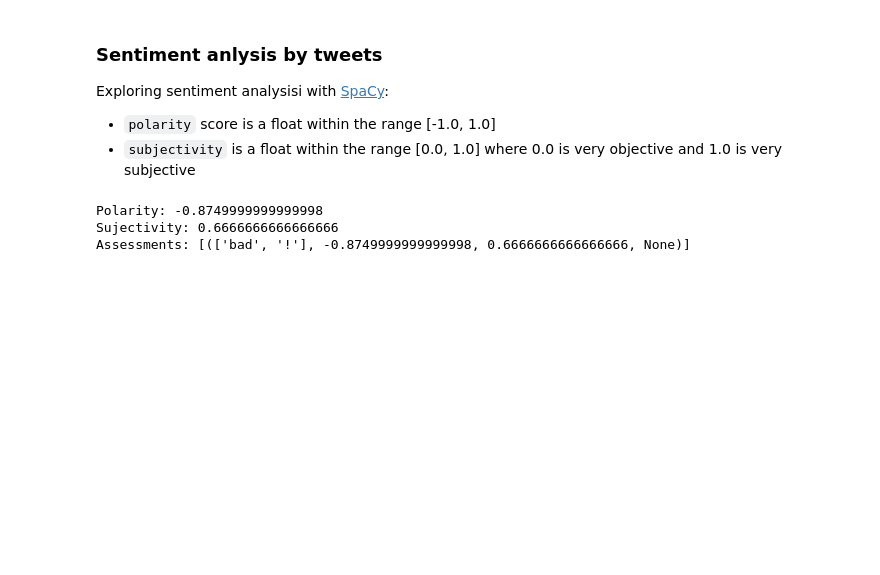
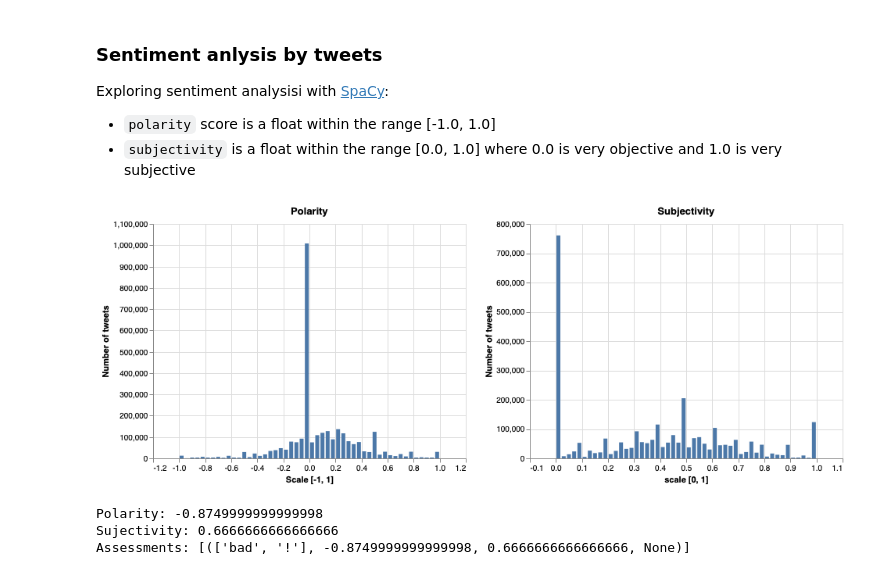
Before and after one commit to vcuspinera/Canada_response_covid, a Jupyter notebook: src/sentiment_analysis.ipynb, the cells around one changed output. Saved outputs shown, nothing was run; the diff lists cells and outputs as text; code cells hidden in the pictures; blank space fills up the shorter version.

Commit message:
Add Polarity and Subjectivity plots

```diff
--- a/src/sentiment_analysis.ipynb
+++ b/src/sentiment_analysis.ipynb
@@ -252,3 +250,27 @@ df.head(3)
+# %%
+# polarity
+df['bin_polarity'] = pd.cut(df.polarity, bins=50)
+df_bin_polarity = pd.DataFrame(df.groupby('bin_polarity')['tweet'].count()).reset_index()
+df_bin_polarity.bin_polarity = [np.mean([i.left, i.right]) for i in df_bin_polarity.bin_polarity]
+
+# subjectivity
+df['bin_subjectivity'] = pd.cut(df.subjectivity, bins=50)
+df_bin_subjectivity = pd.DataFrame(df.groupby('bin_subjectivity')['tweet'].count()).reset_index()
+df_bin_subjectivity.bin_subjectivity = [np.mean([i.left, i.right]) for i in df_bin_subjectivity.bin_subjectivity]
+# %%
+polar = alt.Chart(df_bin_polarity).mark_bar(clip=True).encode(
+    alt.X("bin_polarity", title="Scale [-1, 1]" ,scale=alt.Scale(domain=(-1, 1))),
+    alt.Y("tweet",  title="Number of tweets")
+).properties(title="Polarity")
+
+subject = alt.Chart(df_bin_subjectivity).mark_bar(clip=True).encode(
+    alt.X("bin_subjectivity", title="scale [0, 1]", scale=alt.Scale(domain=(0, 1))),
+    alt.Y("tweet", title="Number of tweets")
+).properties(title="Subjectivity")
+
+polar | subject
+# %% [output]
+[figure, added]
 # %%
 nlp = spacy.load('en_core_web_sm')
 spacy_text_blob = SpacyTextBlob()
```
Also changed, not shown: parts of 1 cell of this notebook, 1 other file.
